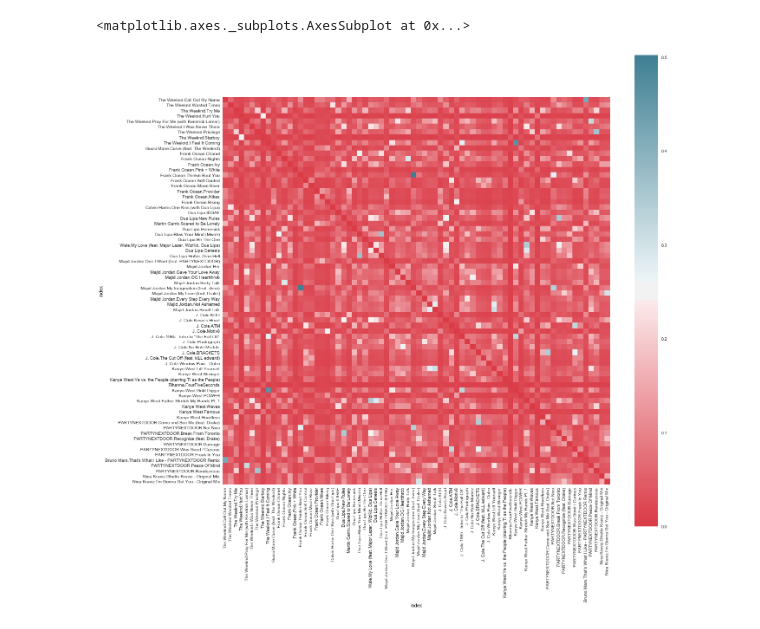
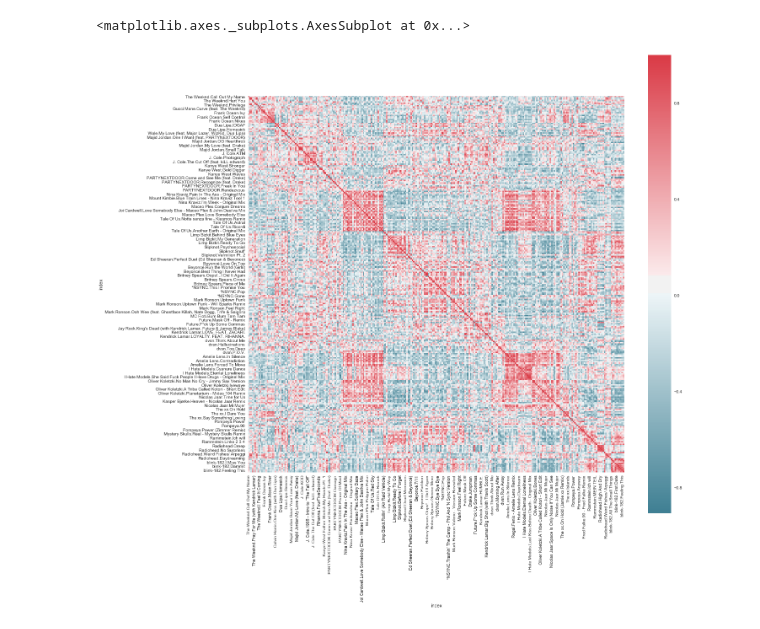
Before and after one commit to alinagol/spotify_explore, a Jupyter notebook: SimilarityTest.ipynb, the cells around one changed output. Saved outputs shown, nothing was run; the diff lists cells and outputs as text; code cells hidden in the pictures.

```diff
--- a/SimilarityTest.ipynb
+++ b/SimilarityTest.ipynb
@@ -7,5 +8,5 @@ import seaborn as sns
 # %%
-sns.set(rc={'figure.figsize':(20, 20)})
+sns.set(rc={'figure.figsize':(10, 10)})
 # %%
 def similarity_func(u, v):
     return 1/(1+euclidean(u, v))
@@ -53,11 +32,12 @@ tracksDF[attributes].dropna()
+# %%
+scaler = StandardScaler()
 # %%
-dists = pdist(tracksDF[attributes].dropna(), similarity_func)
-df_euclid = pd.DataFrame(squareform(dists), columns=tracksDF[attributes].dropna().index,
-                         index=tracksDF[attributes].dropna().index)
+scaled_df = scaler.fit_transform(tracksDF[attributes].dropna())
+scaled_df = pd.DataFrame(scaled_df, columns=attributes)
+scaled_df.index = tracksDF[attributes].dropna().index
 # %%
-cmap = sns.diverging_palette(10, 220, as_cmap=True)
+cmap = sns.diverging_palette(220, 10, as_cmap=True)
+sns.heatmap(scaled_df.T.corr(), cmap=cmap, square=True)
+# %% [output]
+<matplotlib.axes._subplots.AxesSubplot at 0x...>
+[figure, added]
-# %%
-sns.heatmap(df_euclid, cmap=cmap, square=True)
-# %% [output]
-<matplotlib.axes._subplots.AxesSubplot at 0x...>
-[figure, removed]
```
Also changed, not shown: parts of 2 cells of this notebook, 1 other file.
